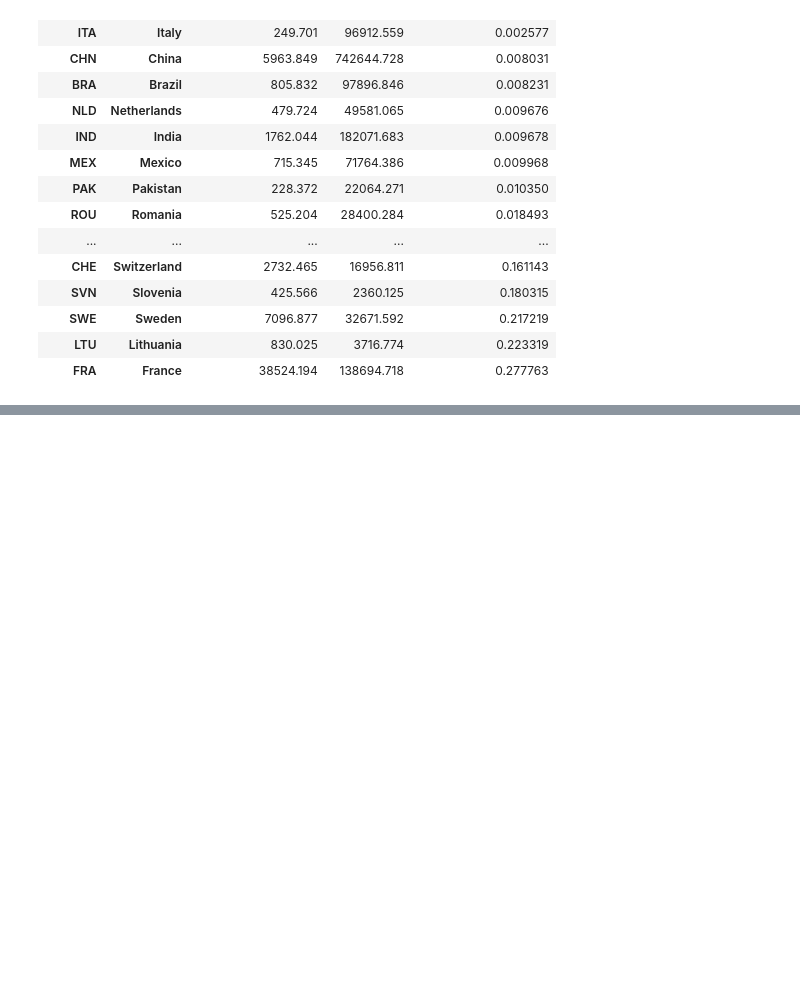
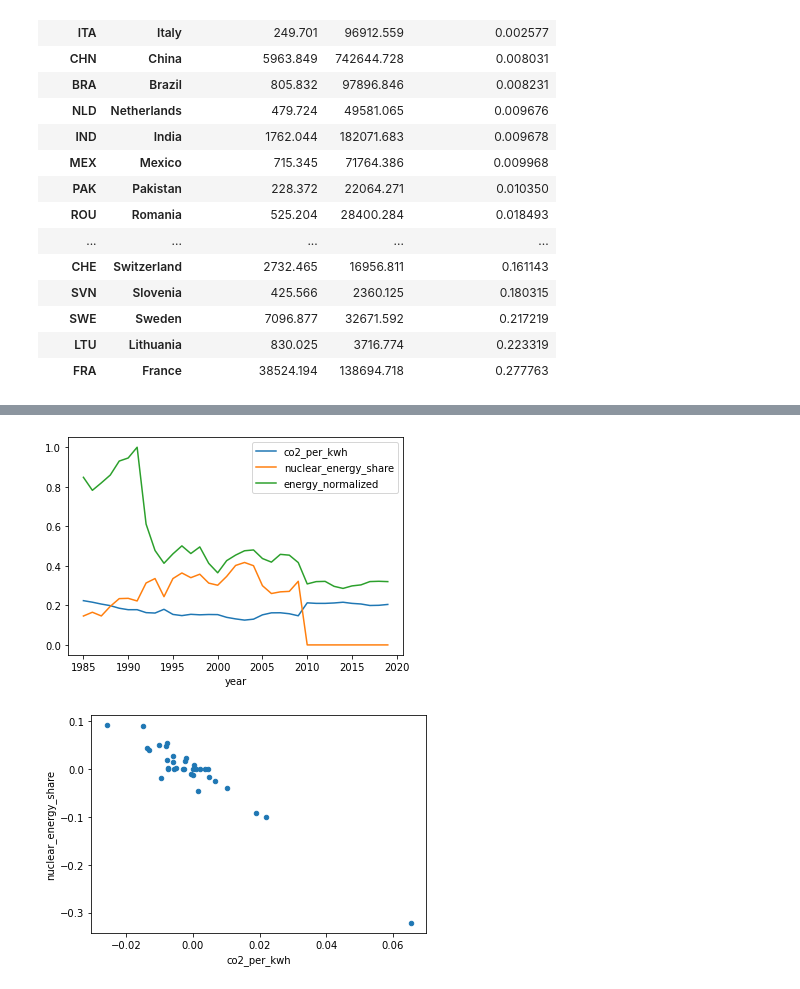
Before and after one commit to Molybdenum42/DOPP_Exercise3, a Jupyter notebook: nuclear_co2_correlation.ipynb, the cells around one changed output, grey strips where cells are left out. Drawn from its saved outputs; the diff is of its cells as text; code cells hidden in the pictures; blank space fills up the shorter version.

```diff
--- a/nuclear_co2_correlation.ipynb
+++ b/nuclear_co2_correlation.ipynb
@@ -183,0 +196,14 @@ france[["primary_energy_consumption", "nuclear_consumption", "co2"]].dropna(how=
+# %%
+def make_country_plots(iso):
+    d = data.loc[(iso, iso_name_dict[iso])]
+    fig1 = d[["co2_per_kwh", "nuclear_energy_share", "energy_normalized"]].plot()
+    fig2 = d.diff().plot.scatter("co2_per_kwh", "nuclear_energy_share")
+    plt.show()
+# %%
+# case study: Lithuania
+make_country_plots("LTU")
+# Lithuania shut down their nuclear generators in 2004 and 2009, which each time was followed by an
+# increase in co2 emissions.
+# %% [output]
+[figure, added]
+[figure, added]
```
Also changed, not shown: parts of 11 cells of this notebook, 1 other file.
